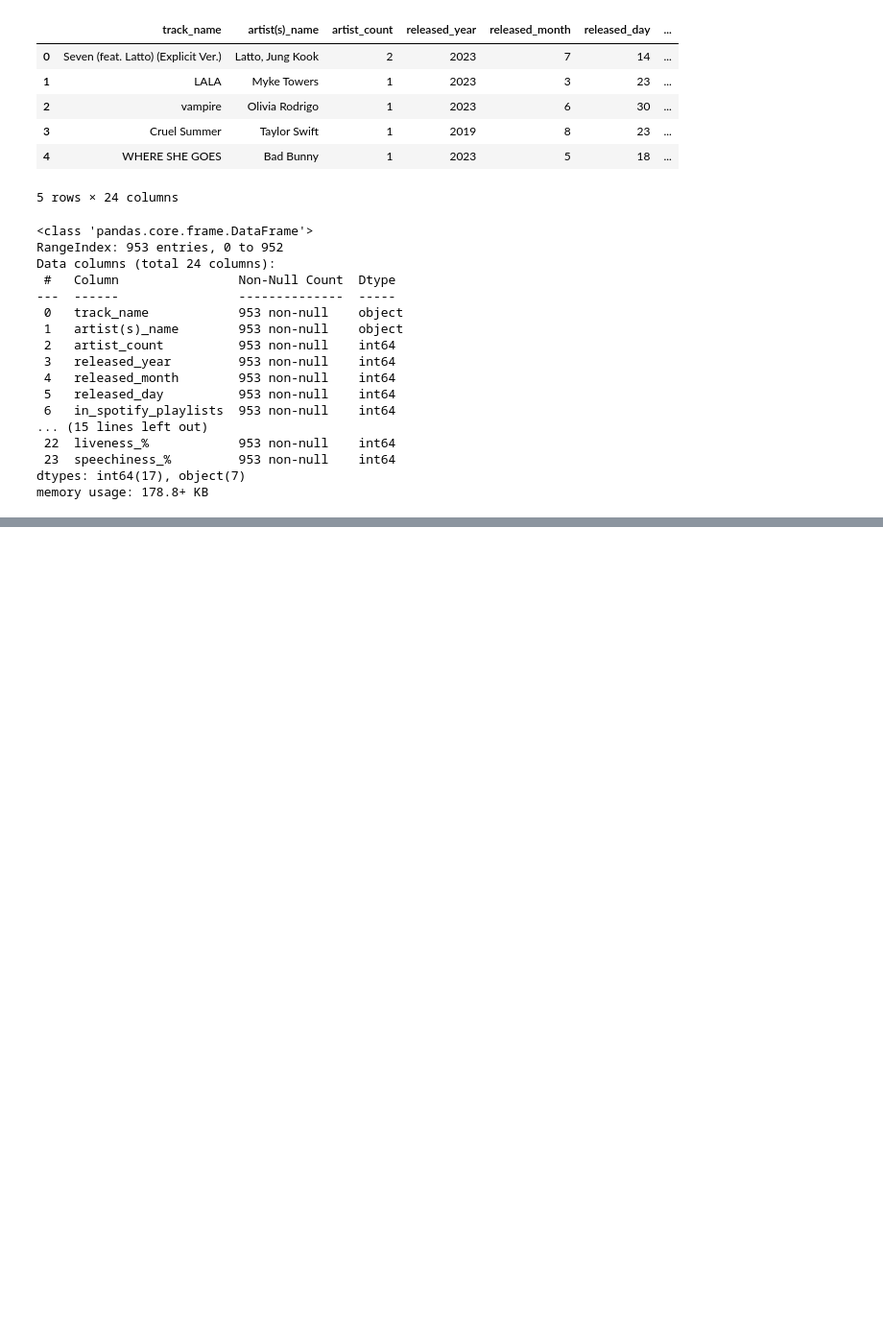
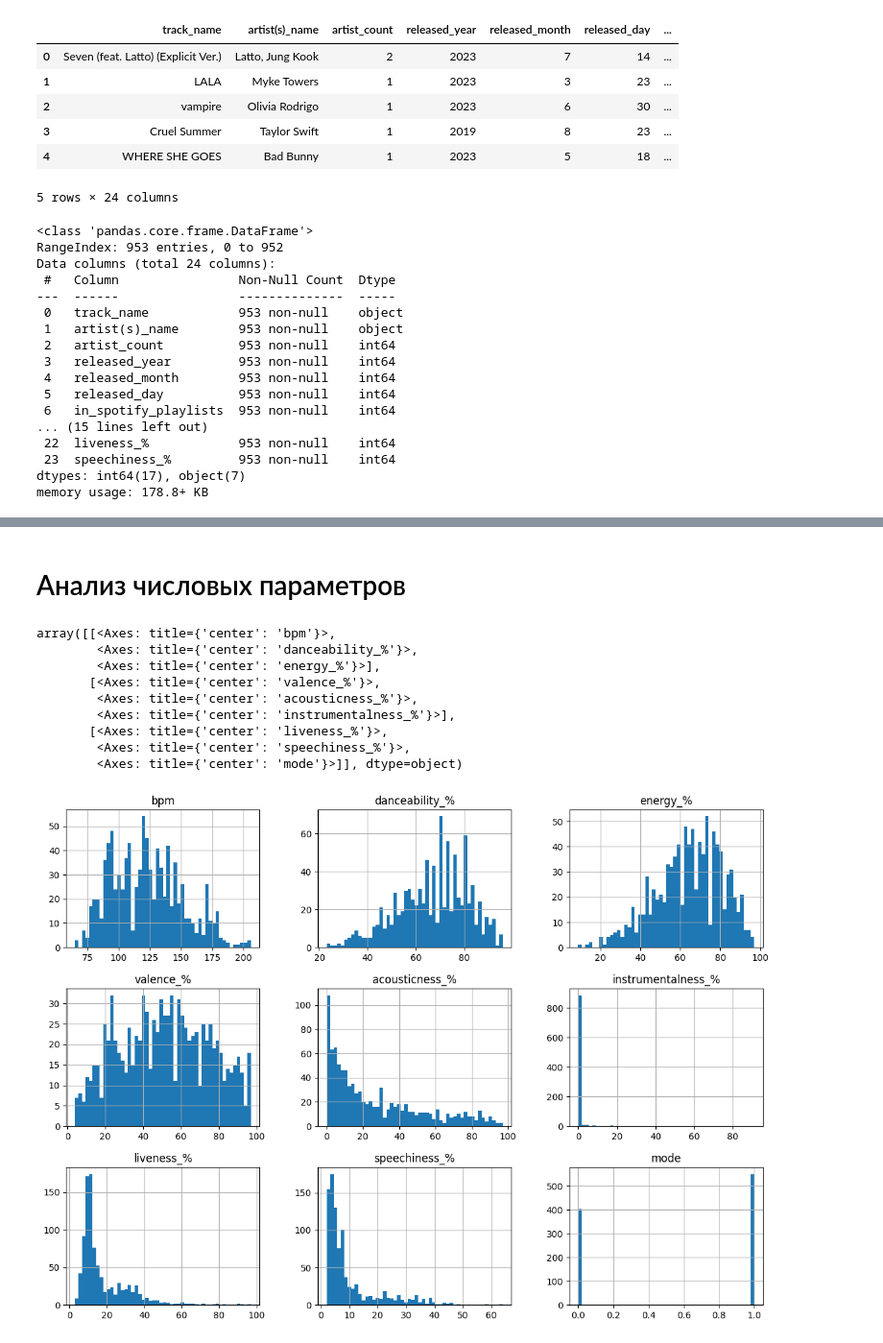
Before and after one commit to ekttd/most-streamed-spotify-songs, a Jupyter notebook: most_streamed_spotify_songs.ipynb, the cells around one changed output, grey strips where cells are left out. Shown at 96% size. Drawn from its saved outputs; the diff is of its cells as text; code cells hidden in the pictures; blank space fills up the shorter version.

```diff
--- a/most_streamed_spotify_songs.ipynb
+++ b/most_streamed_spotify_songs.ipynb
@@ -52,0 +108,21 @@ memory usage: 178.8+ KB
+# %%
+df = df.drop(columns=["key"])
+# %%
+df["mode"] = df["mode"].map({"Major": 1, "Minor": 0})
+# %% [markdown]
+# Анализ числовых параметров
+# %%
+labels = ["bpm", "danceability_%", "energy_%", "valence_%", "acousticness_%", "instrumentalness_%", "liveness_%", "speechiness_%","mode"]
+
+df[labels].hist(bins=50, figsize=(14,10))
+# %% [output]
+array([[<Axes: title={'center': 'bpm'}>,
+        <Axes: title={'center': 'danceability_%'}>,
+        <Axes: title={'center': 'energy_%'}>],
+       [<Axes: title={'center': 'valence_%'}>,
+        <Axes: title={'center': 'acousticness_%'}>,
+        <Axes: title={'center': 'instrumentalness_%'}>],
+       [<Axes: title={'center': 'liveness_%'}>,
+        <Axes: title={'center': 'speechiness_%'}>,
+        <Axes: title={'center': 'mode'}>]], dtype=object)
+[figure, added]
```
Also changed, not shown: parts of 7 cells of this notebook.
